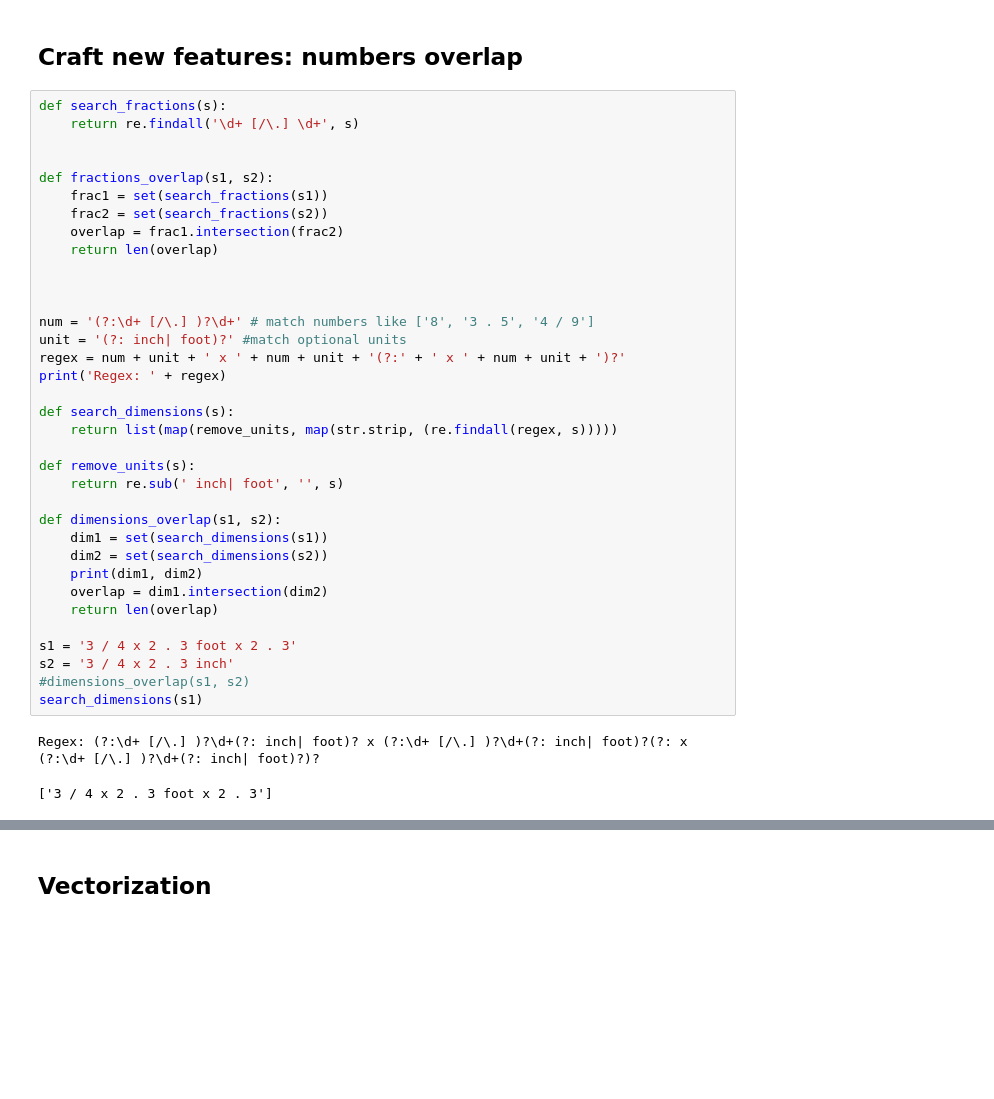
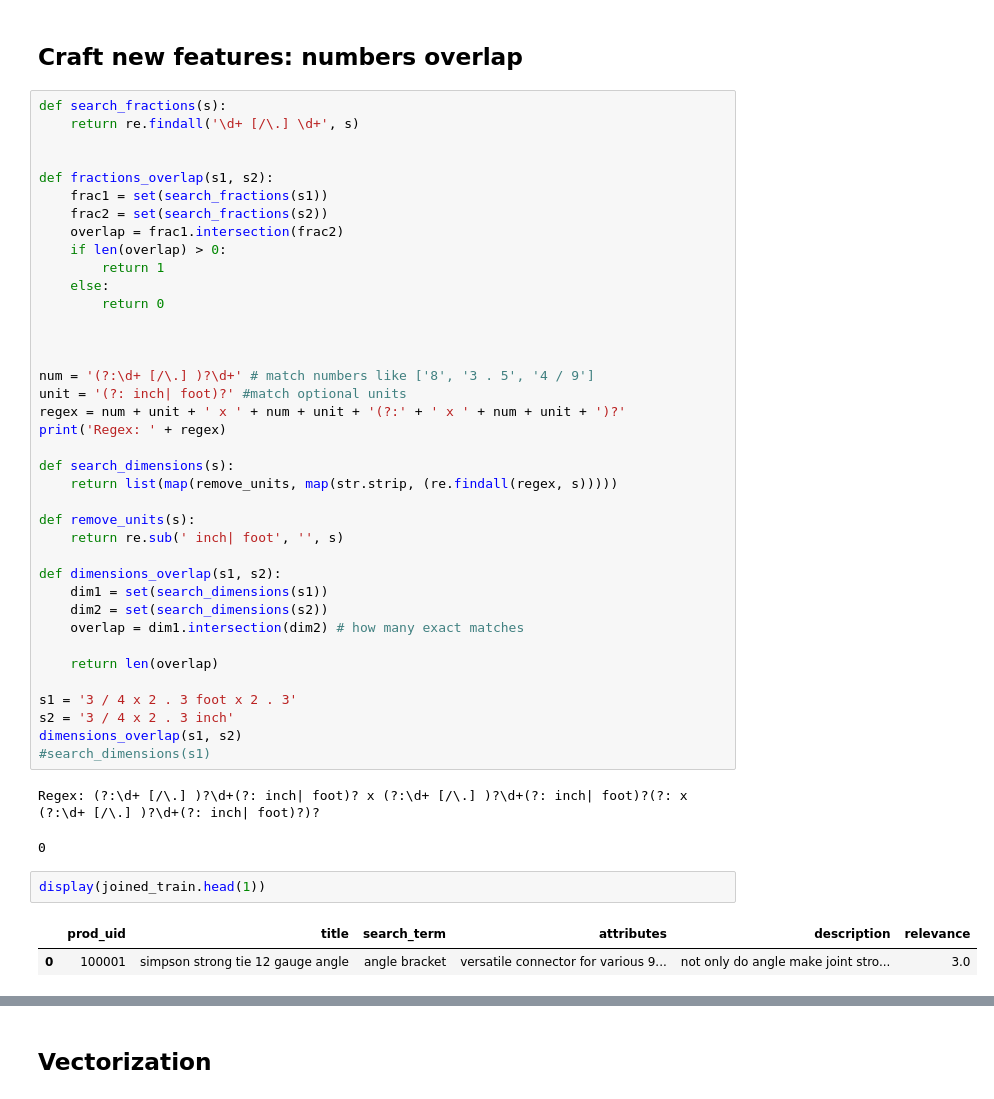
Before and after one commit to zeyger/home-depot, a Jupyter notebook: notebooks/home-depot.ipynb, the cells around one changed output, grey strips where cells are left out. Drawn from its saved outputs; the diff is of its cells as text; blank space fills up the shorter version.

```diff
--- a/notebooks/home-depot.ipynb
+++ b/notebooks/home-depot.ipynb
@@ -737,7 +726,10 @@ def fractions_overlap(s1, s2):
     frac1 = set(search_fractions(s1))
     frac2 = set(search_fractions(s2))
     overlap = frac1.intersection(frac2)
-    return len(overlap)
+    if len(overlap) > 0:
+        return 1
+    else:
+        return 0
 
 
 
@@ -755,14 +747,19 @@ def remove_units(s):
 def dimensions_overlap(s1, s2):
     dim1 = set(search_dimensions(s1))
     dim2 = set(search_dimensions(s2))
-    print(dim1, dim2)
-    overlap = dim1.intersection(dim2)
+    overlap = dim1.intersection(dim2) # how many exact matches
+
     return len(overlap)
 
 s1 = '3 / 4 x 2 . 3 foot x 2 . 3'
 s2 = '3 / 4 x 2 . 3 inch'
-#dimensions_overlap(s1, s2)
-search_dimensions(s1)
+dimensions_overlap(s1, s2)
+#search_dimensions(s1)
 # %% [output]
 Regex: (?:\d+ [/\.] )?\d+(?: inch| foot)? x (?:\d+ [/\.] )?\d+(?: inch| foot)?(?: x (?:\d+ [/\.] )?\d+(?: inch| foot)?)?
-['3 / 4 x 2 . 3 foot x 2 . 3']
+0
+# %%
+display(joined_train.head(1))
+# %% [output]
+|  | prod_uid | title | search_term | attributes | description | relevance |
+| 0 | 100001 | simpson strong tie 12 gauge angle | angle bracket | versatile connector for various 9... | not only do angle make joint stro... | 3.0 |
```
Also changed, not shown: parts of 17 cells of this notebook.
